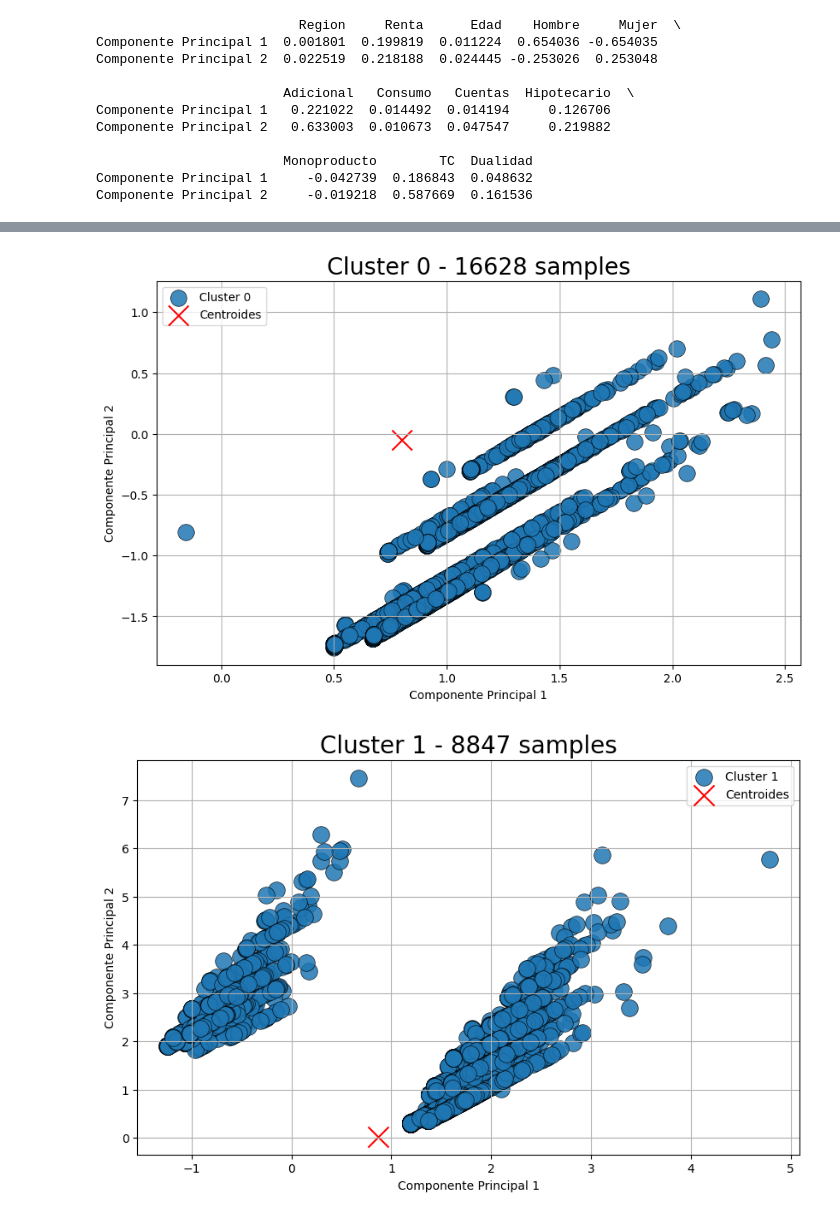
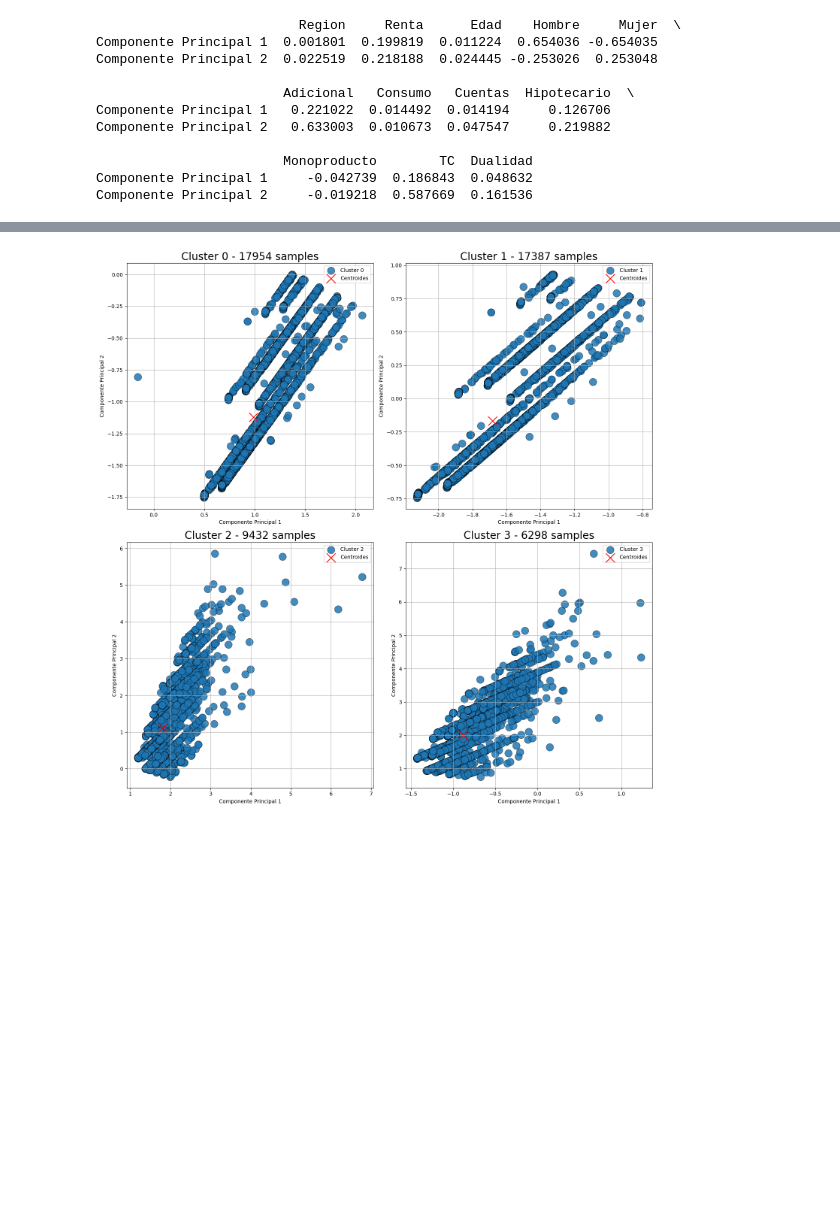
Before and after one commit to Ekronec/Machine-Learning, a Jupyter notebook: Evaluaciones/EV3_Besa_Duran_Astrosa.ipynb, the cells around one changed output, grey strips where cells are left out. Saved outputs shown, nothing was run; the diff lists cells and outputs as text; code cells hidden in the pictures; blank space fills up the shorter version.

Commit message:
Version mejorada de kmeans

```diff
--- a/Evaluaciones/EV3_Besa_Duran_Astrosa.ipynb
+++ b/Evaluaciones/EV3_Besa_Duran_Astrosa.ipynb
@@ -187,9 +191,3 @@ for i in df_monopoly.columns[:-2]:
 print('Dimensión de los datos {}'.format(df_monopoly.shape))
 # %% [output]
 Dimensión de los datos (51071, 12)
-# %%
-# Creación del modelo KMeans con k = 40
-kmeans = KMeans(n_clusters=20)
-
-# Ajuste del modelo a los datos reducidos en componentes principales
-kmeans.fit(df_monopoly)
@@ -300,11 +193,0 @@ El codo está en k = 6
-# %%
-# silhouette_score -> entre más alto mejor
-# davies_bouldin_score -> entre más bajo mejor
-
-# Clusters con el algoritmo K-Means (K-medias)
-clusters_km = KMeans(n_clusters=6, random_state=1)
-clusters_km.fit_predict(df_monopoly)
-
-# Cálculo de métricas para K-Means
-silueta_km = silhouette_score(df_monopoly, clusters_km.labels_)
-davies_bouldin_km = davies_bouldin_score(df_monopoly, clusters_km.labels_)
@@ -430,40 +321,38 @@ print("El codo está en k =", kl.elbow)
 # %%
-from sklearn.cluster import KMeans
-from sklearn.decomposition import PCA
-import numpy as np
-
 # Supongamos que df_monopoly ya está procesado y listo para usar
 df_monopoly_array = df_monopoly.to_numpy()
-
-# Número óptimo de clusters determinado previamente (por ejemplo, k_optimal = 6)
-k_optimal = 4
-kmeans = KMeans(n_clusters=k_optimal, init='k-means++', random_state=1)
-kmeans.fit(df_monopoly_array)
-labels = kmeans.labels_
-centroids = kmeans.cluster_centers_
 
 # Aplicar PCA para reducir la dimensionalidad a 2 componentes principales para visualización
 pca = PCA(n_components=2)
 df_monopoly_pca = pca.fit_transform(df_monopoly_array)
 
-# Visualizar los clusters en el espacio de las dos componentes principales
+# Número óptimo de clusters determinado previamente (por ejemplo, k_optimal = 4)
+k_optimal = 4
+kmeans = KMeans(n_clusters=k_optimal, init='k-means++', random_state=1)
+kmeans.fit(df_monopoly_pca)
+labels = kmeans.labels_
+centroids = kmeans.cluster_centers_
+
+# Crear subplots para cada cluster
+fig, ax = plt.subplots(2, 2, figsize=(15, 15))  # 2x2 subplots
+
 unique_labels = np.unique(labels)
-for i in unique_labels:
+for idx, i in enumerate(unique_labels):
     index = np.nonzero(labels == i)[0]  # Índices correspondientes a la i-ésima etiqueta
     num = len(index)  # Número de muestras en cada cluster
 
     if num > 0:
-        fig, ax = plt.subplots(figsize=(10, 6))
-        ax.scatter(df_monopoly_pca[index, 0], df_monopoly_pca[index, 1], s=200,
-                   linewidth=0.5, edgecolors="black", alpha=0.85, label=f'Cluster {i}')
-        ax.scatter(centroids[i, 0], centroids[i, 1], s=300, c='red', marker='x', label='Centroides')
-        ax.set_title(f"Cluster {i} - {num} samples", fontsize=20)
-        ax.legend()
-        ax.set_xlabel("Componente Principal 1")
-        ax.set_ylabel("Componente Principal 2")
-        ax.grid(True)
+        row, col = divmod(idx, 2)
+        ax[row, col].scatter(df_monopoly_pca[index, 0], df_monopoly_pca[index, 1], s=200,
+                             linewidth=0.5, edgecolors="black", alpha=0.85, label=f'Cluster {i}')
+        ax[row, col].scatter(centroids[i, 0], centroids[i, 1], s=300, c='red', marker='x', label='Centroides')
+        ax[row, col].set_title(f"Cluster {i} - {num} samples", fontsize=20)
+        ax[row, col].legend()
+        ax[row, col].set_xlabel("Componente Principal 1")
+        ax[row, col].set_ylabel("Componente Principal 2")
+        ax[row, col].grid(True)
 
-    plt.show()
+plt.tight_layout()
+plt.show()
 # %% [output]
-[figure, old version]
+[figure, new version]
-[figure, removed]
```
Also changed, not shown: parts of 16 cells of this notebook.
